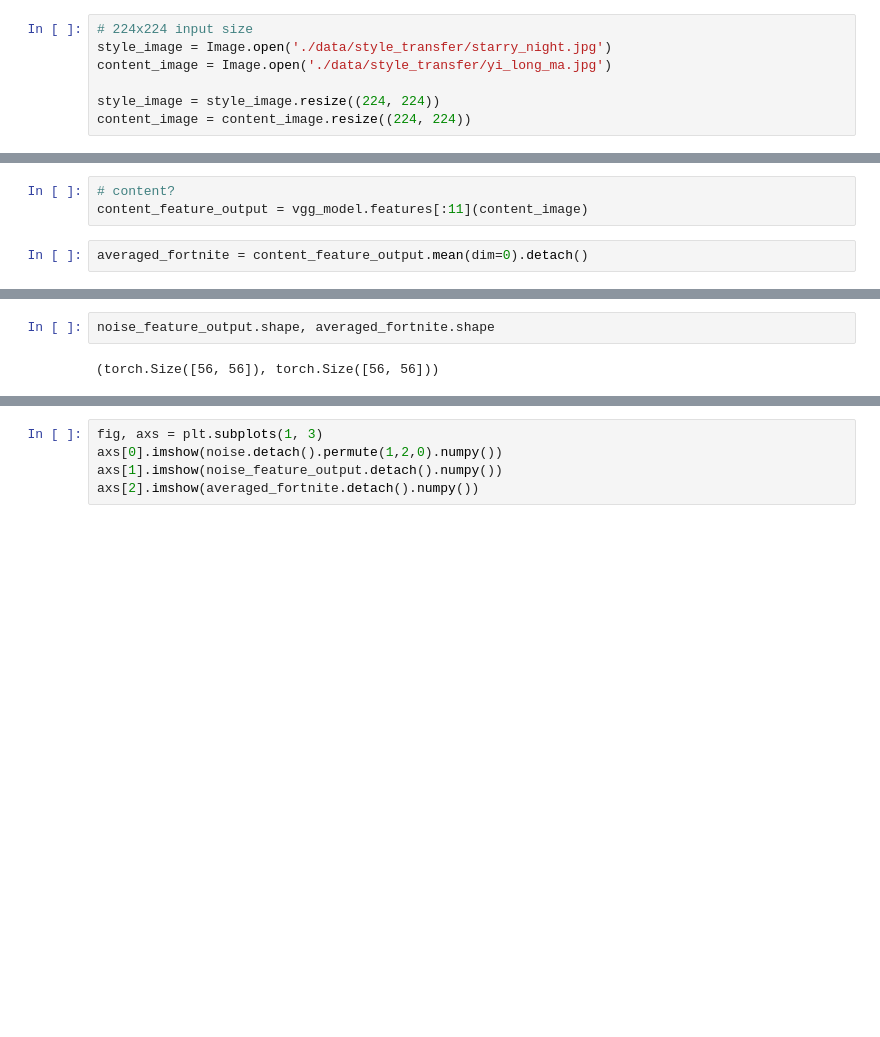
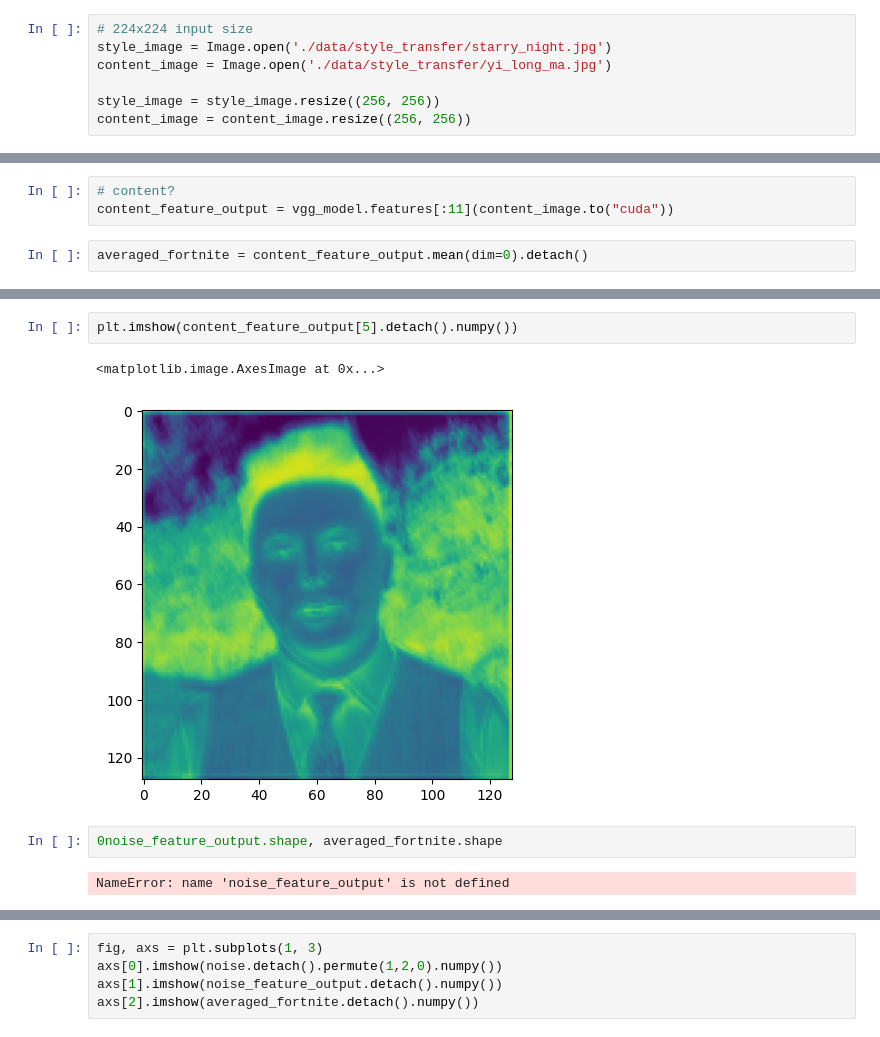
Before and after one commit to bredisrising/ImageGenerators, a Jupyter notebook: neural_style_transfer.ipynb, the cells around one changed output, grey strips where cells are left out. Drawn from its saved outputs; the diff is of its cells as text; blank space fills up the shorter version.

```diff
--- a/neural_style_transfer.ipynb
+++ b/neural_style_transfer.ipynb
@@ -15,8 +15,8 @@ to_tensor_transform = ToTensor()
 style_image = Image.open('./data/style_transfer/starry_night.jpg')
 content_image = Image.open('./data/style_transfer/yi_long_ma.jpg')
 
-style_image = style_image.resize((224, 224))
-content_image = content_image.resize((224, 224))
+style_image = style_image.resize((256, 256))
+content_image = content_image.resize((256, 256))
 # %%
 style_image
 # %% [output]
@@ -55,5 +55,5 @@ plt.imshow(noise.permute(1,2,0).detach().numpy())
 # %%
 # content?
-content_feature_output = vgg_model.features[:11](content_image)
+content_feature_output = vgg_model.features[:11](content_image.to("cuda"))
 # %%
 averaged_fortnite = content_feature_output.mean(dim=0).detach()
@@ -60,7 +64,12 @@ averaged_fortnite = content_feature_output.mean(dim=0).detach()
+# %%
+plt.imshow(content_feature_output[5].detach().numpy())
+# %% [output]
+<matplotlib.image.AxesImage at 0x...>
+[figure, added]
 # %%
-noise_feature_output.shape, averaged_fortnite.shape
+0noise_feature_output.shape, averaged_fortnite.shape
 # %% [output]
-(torch.Size([56, 56]), torch.Size([56, 56]))
+NameError: name 'noise_feature_output' is not defined
 # %%
 for i in range(25):
     vgg_model.zero_grad()
```
Also changed, not shown: parts of 20 cells of this notebook, 7 other files.
